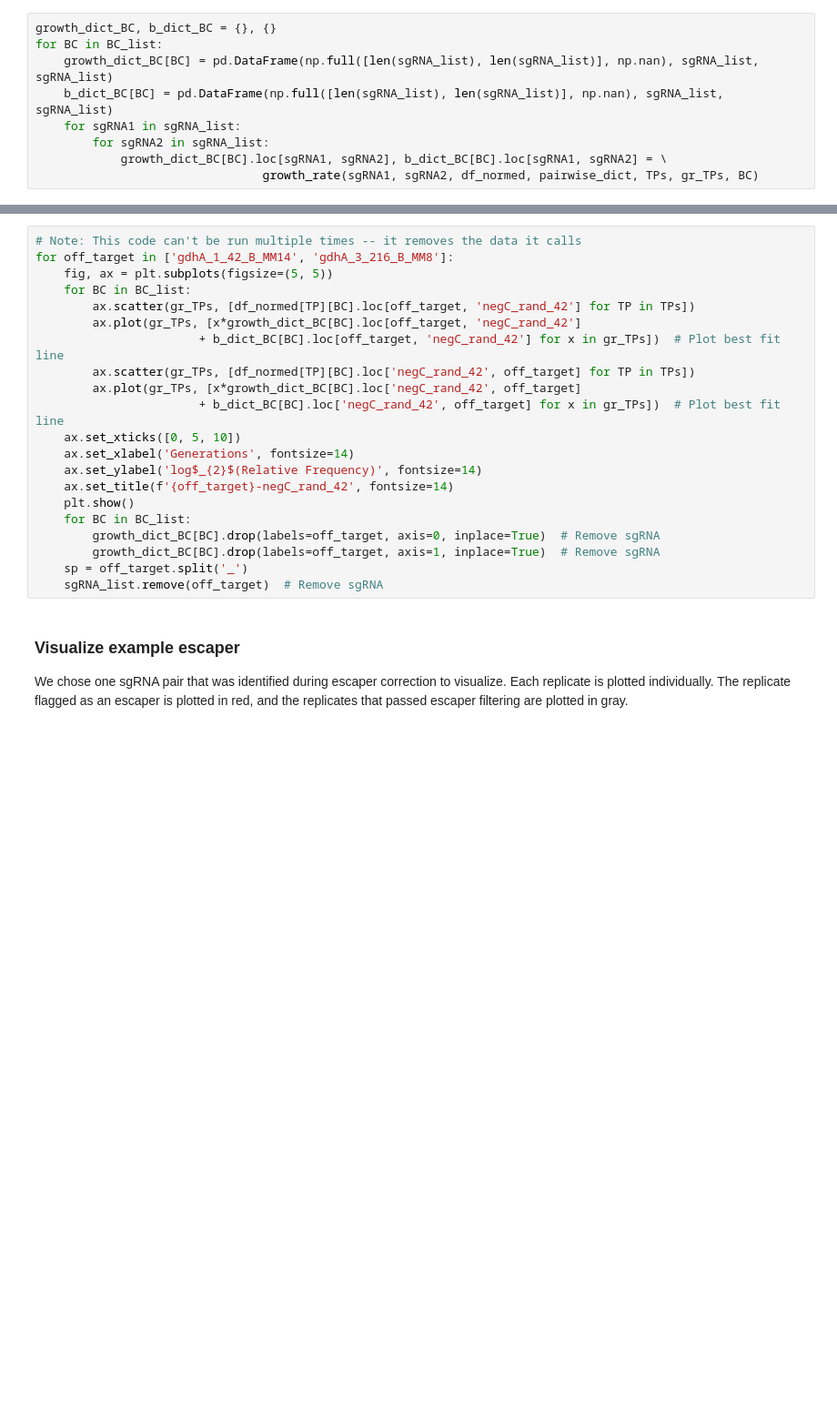
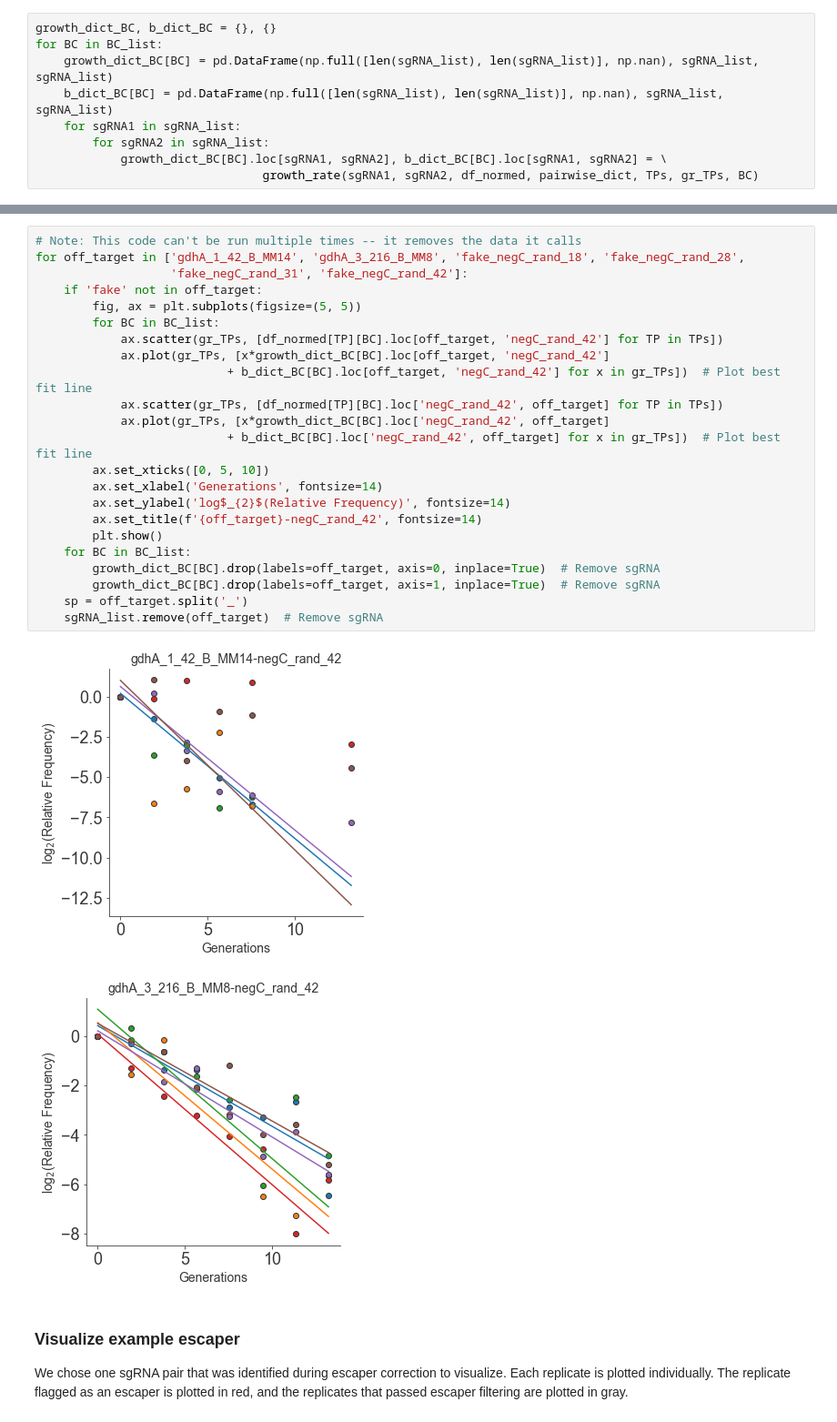
Before and after one commit to reynoldsk/ContinuousEpistasis, a Jupyter notebook: 3_Pairwise_Growth_Rates.ipynb, the cells around one changed output, grey strips where cells are left out. Shown at 91% size. Cells and saved outputs as stored; diff of their text form; blank space fills up the shorter version.

```diff
--- a/3_Pairwise_Growth_Rates.ipynb
+++ b/3_Pairwise_Growth_Rates.ipynb
@@ -190,24 +229,29 @@ Two sgRNAs targeting gdhA, a nonessential gene in M9, showed significant growth
 # %%
 # Note: This code can't be run multiple times -- it removes the data it calls
-for off_target in ['gdhA_1_42_B_MM14', 'gdhA_3_216_B_MM8']:
-    fig, ax = plt.subplots(figsize=(5, 5))
-    for BC in BC_list:
-        ax.scatter(gr_TPs, [df_normed[TP][BC].loc[off_target, 'negC_rand_42'] for TP in TPs])
-        ax.plot(gr_TPs, [x*growth_dict_BC[BC].loc[off_target, 'negC_rand_42']
-                       + b_dict_BC[BC].loc[off_target, 'negC_rand_42'] for x in gr_TPs])  # Plot best fit line
-        ax.scatter(gr_TPs, [df_normed[TP][BC].loc['negC_rand_42', off_target] for TP in TPs])
-        ax.plot(gr_TPs, [x*growth_dict_BC[BC].loc['negC_rand_42', off_target]
-                       + b_dict_BC[BC].loc['negC_rand_42', off_target] for x in gr_TPs])  # Plot best fit line
-    ax.set_xticks([0, 5, 10])
-    ax.set_xlabel('Generations', fontsize=14)
-    ax.set_ylabel('log$_{2}$(Relative Frequency)', fontsize=14)
-    ax.set_title(f'{off_target}-negC_rand_42', fontsize=14)
-    plt.show()
+for off_target in ['gdhA_1_42_B_MM14', 'gdhA_3_216_B_MM8', 'fake_negC_rand_18', 'fake_negC_rand_28',
+                   'fake_negC_rand_31', 'fake_negC_rand_42']:
+    if 'fake' not in off_target:
+        fig, ax = plt.subplots(figsize=(5, 5))
+        for BC in BC_list:
+            ax.scatter(gr_TPs, [df_normed[TP][BC].loc[off_target, 'negC_rand_42'] for TP in TPs])
+            ax.plot(gr_TPs, [x*growth_dict_BC[BC].loc[off_target, 'negC_rand_42']
+                           + b_dict_BC[BC].loc[off_target, 'negC_rand_42'] for x in gr_TPs])  # Plot best fit line
+            ax.scatter(gr_TPs, [df_normed[TP][BC].loc['negC_rand_42', off_target] for TP in TPs])
+            ax.plot(gr_TPs, [x*growth_dict_BC[BC].loc['negC_rand_42', off_target]
+                           + b_dict_BC[BC].loc['negC_rand_42', off_target] for x in gr_TPs])  # Plot best fit line
+        ax.set_xticks([0, 5, 10])
+        ax.set_xlabel('Generations', fontsize=14)
+        ax.set_ylabel('log$_{2}$(Relative Frequency)', fontsize=14)
+        ax.set_title(f'{off_target}-negC_rand_42', fontsize=14)
+        plt.show()
     for BC in BC_list:
         growth_dict_BC[BC].drop(labels=off_target, axis=0, inplace=True)  # Remove sgRNA
         growth_dict_BC[BC].drop(labels=off_target, axis=1, inplace=True)  # Remove sgRNA
     sp = off_target.split('_')
     sgRNA_list.remove(off_target)  # Remove sgRNA
+# %% [output]
+[figure, added]
+[figure, added]
 # %% [markdown]
 ### Visualize example escaper
 
```
Also changed, not shown: parts of 21 cells of this notebook, 37 other files.
